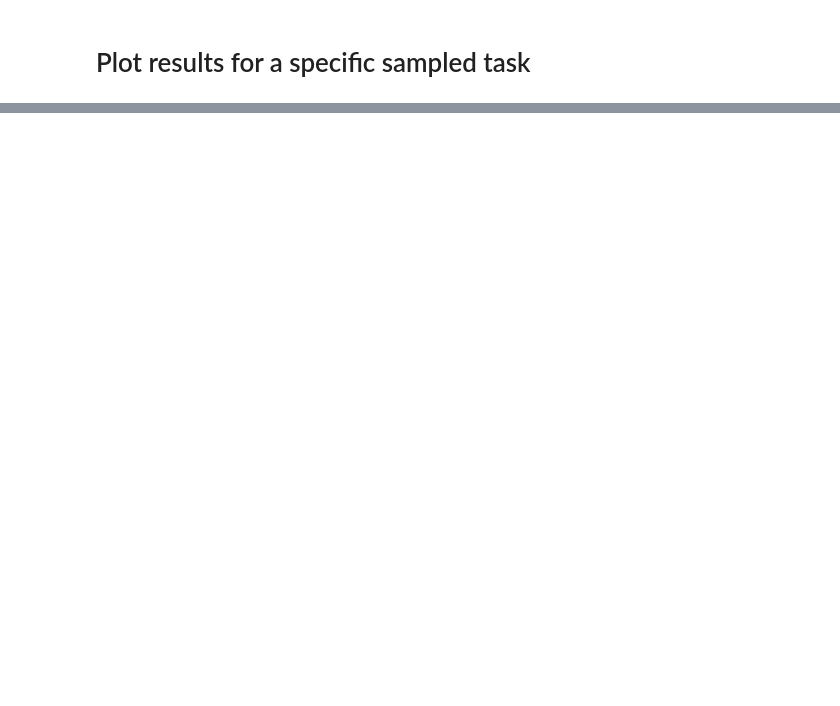
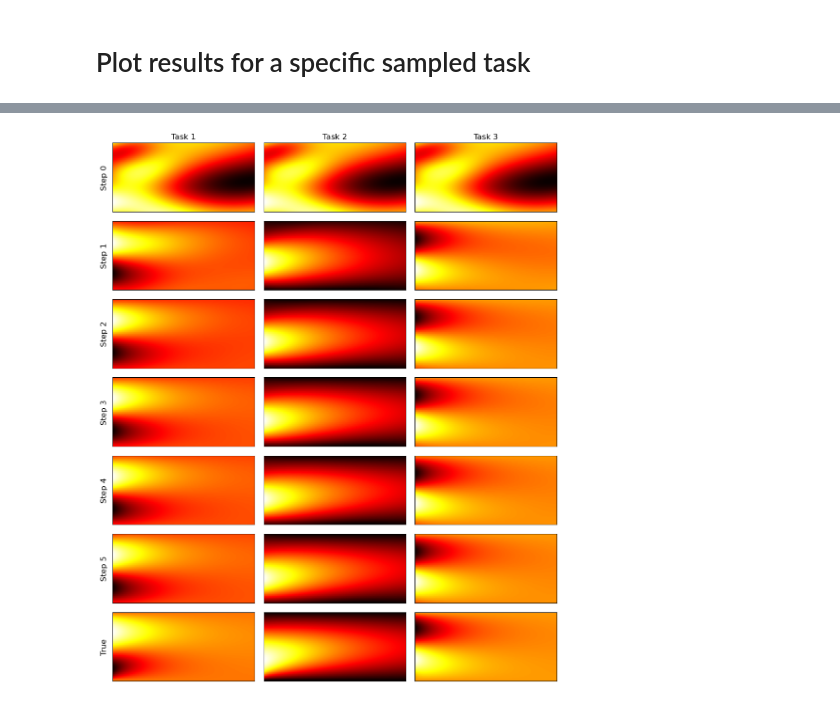
Before and after one commit to PastaAddict/ECE-GY-7123-Project, a Jupyter notebook: examples/heat.ipynb, the cells around one changed output, grey strips where cells are left out. Drawn from its saved outputs; the diff is of its cells as text; code cells hidden in the pictures; blank space fills up the shorter version.

```diff
--- a/examples/heat.ipynb
+++ b/examples/heat.ipynb
@@ -198,0 +196,51 @@ tensor(0.3383, device='cuda:1', grad_fn=<AddBackward0>)
+# %%
+import matplotlib as mpl
+mpl.rcParams['axes.prop_cycle'] = mpl.cycler(color=["c", "r", "k"])
+x_r = torch.linspace(0,1,40).reshape(-1,1)
+fig, ax = plt.subplots(7, 3, figsize = (10,12))
+cols = ['Task {}'.format(col) for col in range(1, 4)]
+rows = ['Step {}'.format(row) if row<6 else 'True' for row in range(0,7)]
+
+
+for axis, col in zip(ax[0], cols):
+    axis.set_title(col)
+
+for axis, row in zip(ax[:,0], rows):
+    axis.set_ylabel(row, rotation=90, size='large')
+
+
+for axis in ax.flatten():
+    axis.set_xticks([])
+    axis.set_yticks([])
+
+for j in range(3):
+    poly = test_sources.sample_task()
+    f_r = lambda x: chebval3d(x,np.zeros(x.shape),np.zeros(x.shape),poly.coefficients)*np.sin(x*np.pi)
+    u_true, t_r= HeatSolver(f_r, x_r.numpy(), t_max=1, alpha=0.1)
+
+
+    x = torch.cartesian_prod(torch.linspace(0,1,20),torch.zeros(1))
+    f = chebval3d(x[:,0],np.zeros(x[:,0].shape),np.zeros(x[:,0].shape),poly.coefficients)
+    task = [x.numpy(),f]
+
+    learner = maml.clone()
+    for i in range(adaptation_steps):
+        u_pred = learner(torch.cartesian_prod(x_r.flatten(),torch.from_numpy(t_r).float()).to(dev)).cpu().detach().numpy()
+        u_pred = u_pred.reshape(u_true[0].shape)
+        ax[i,j].imshow(u_pred, aspect='auto', cmap = 'hot')
+
+        evaluation_loss = fast_adapt_heat(task,
+                                    boundary,
+                                    learner,
+                                    1,
+                                    dev,
+                                    residue)
+    u_pred = learner(torch.cartesian_prod(x_r.flatten(),torch.from_numpy(t_r).float()).to(dev)).cpu().detach().numpy()
+    u_pred = u_pred.reshape(u_true[0].shape)
+    ax[i+1,j].imshow(u_pred, aspect='auto', cmap = 'hot')
+    ax[i+2,j].imshow(u_true[0], aspect='auto', cmap = 'hot')
+
+
+plt.tight_layout()
+# %% [output]
+[figure, added]
```
Also changed, not shown: parts of 6 cells of this notebook, 3 other files.
